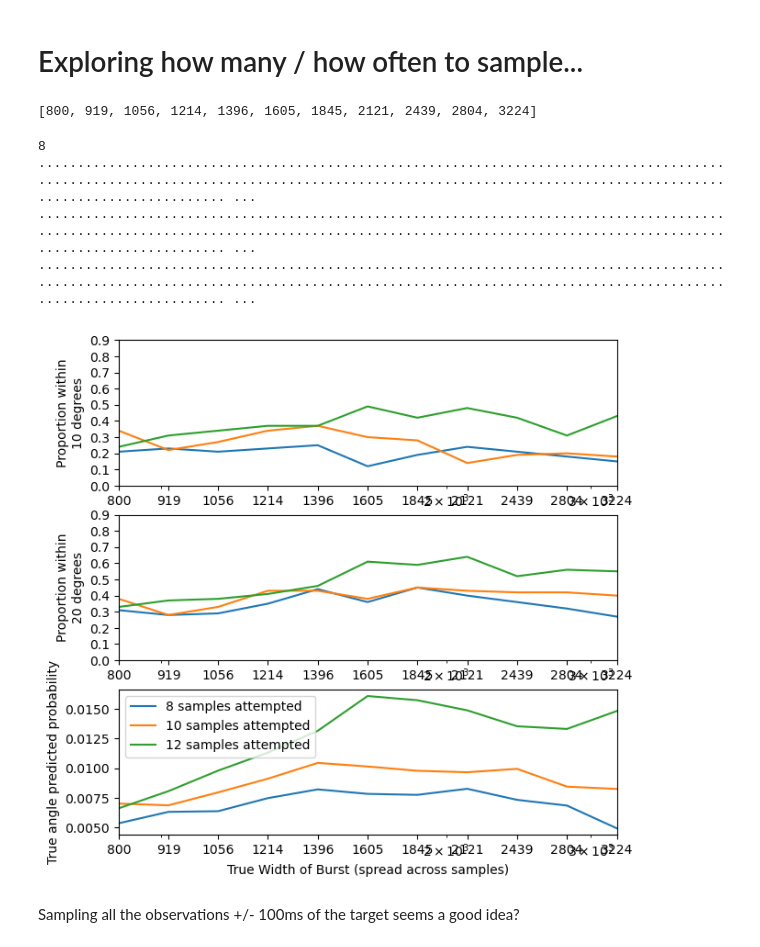
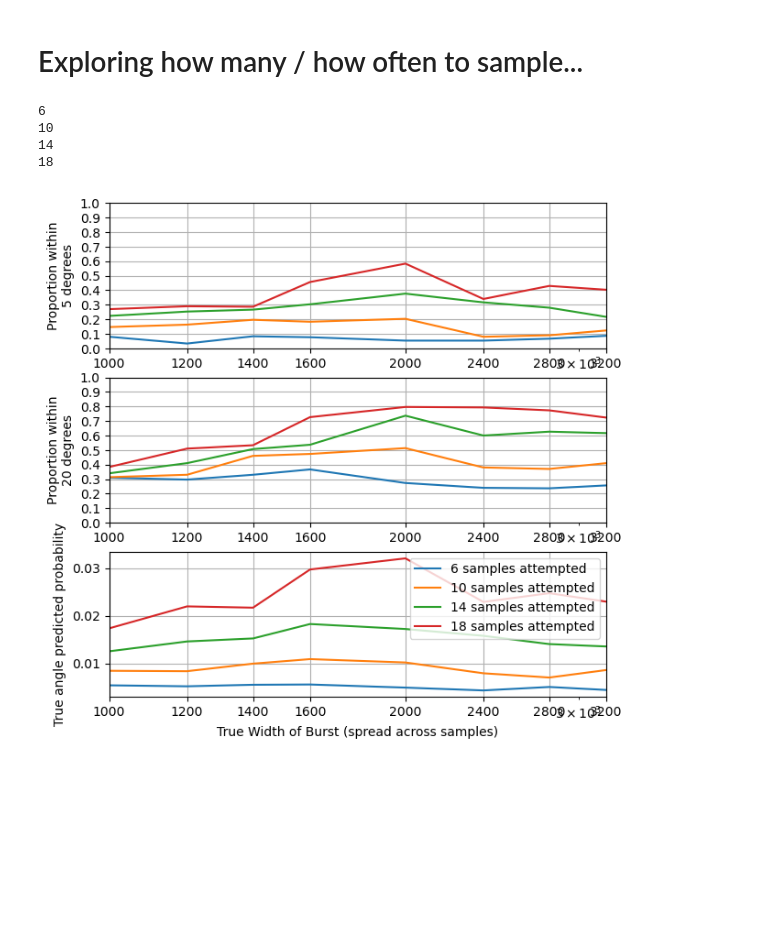
Before and after one commit to SheffieldMLtracking/BLEanalysis, a Jupyter notebook: jupyter/Angle Inference.ipynb, the cells around one changed output. Drawn from its saved outputs; the diff is of its cells as text; code cells hidden in the pictures; blank space fills up the shorter version.

```diff
--- a/jupyter/Angle Inference.ipynb
+++ b/jupyter/Angle Inference.ipynb
@@ -72,7 +85,10 @@ Here I'm just taking a simulated burst sample from the testsigs, then run the in
 # %%
 ###GET A BURST SAMPLE
 np.set_printoptions(precision=4)
-intervals = np.linspace(-1350,1350,12) #the times we want to sample
+intervals = np.linspace(-800,800,18) #the times we want to sample
+#intervals = np.r_[intervals,intervals+4000]
+#intervals = np.r_[intervals,intervals+8000]
+
 #intervals = np.array([-600,-300,-150,0,150,300,600])
 print(intervals)
 accept_missing = 2 #set to 0 to have all packets included
@@ -81,7 +97,8 @@ while True:
     obs, obs_angles = getSample(testsigs.data,89e4+np.random.rand()*100000,intervals,raw=True,exclude_missing=10)
     if np.sum(np.isnan(obs))>accept_missing: continue
     #if np.any(obs<-90): continue
-    #if np.abs(np.nanmean(obs_angles)-2.2)>0.5: continue
+    #if np.abs(np.nanmean(obs_angles)-np.deg2rad(100))>0.5: continue
+    #if np.abs(np.nanmean(obs_angles[:Nsamples])-np.deg2rad(100))>0.5: continue
     break
 
 #WE'LL USE THIS SAMPLE!!!
@@ -108,14 +125,14 @@ plt.ylabel('Probability Density')
 plt.xlabel('Angle')
 plt.xlim([0,359])
 plt.ylim([0,1.1*max(np.max(p),np.max(p2))])
-plt.title("shift%0.2f %0.2f [%0.2f] %0.2f, %s" % (np.nanmean(obs_angles),np.max(logp),p[360-100-7],np.nanmean(obs_angles),str(obs)))
-plt.vlines(360-7-100,0,np.max(p)*1.2,color='k',alpha=0.5) #True (ish)
+plt.title("shift%0.2f %0.2f [%0.2f] %0.2f, %s" % (np.nanmean(obs_angles),np.max(logp),p[360-100],np.nanmean(obs_angles),str(obs)))
+plt.vlines(360-100,0,np.max(p)*1.2,color='k',alpha=0.5) #True (ish)
 
 #Plot signals
 plt.figure()
 
 #plot the 'true' observation locations
-shiftangle = np.deg2rad(-107)
+shiftangle = np.deg2rad(-100)
 tempshift = np.mean(sigsavgs[np.rad2deg(shiftangle+obs_angles[~np.isnan(obs_angles)]).astype(int)%360,1])-np.nanmean(obs)
 plt.plot((obs_angles+shiftangle)%(np.pi*2),obs+tempshift,'+',markersize=10,mew=2,label='correct')
 
@@ -139,41 +157,45 @@ plt.legend()
 # %% [markdown]
 # Exploring how many / how often to sample...
 # %%
-spacings = [800]
-for i in range(10): spacings.append(int(spacings[-1]*1.15))
-spacings
+spacings = [40]
+#for i in range(10): spacings.append(int(spacings[-1]*1.7))
+spacings = [1000,1200,1400,1600,2000,2400,2800,3200]
-# %% [output]
-[800, 919, 1056, 1214, 1396, 1605, 1845, 2121, 2439, 2804, 3224]
 # %%
-
 accept_missing = 2 #set to 0 to have all packets included
 #grab some example data, with no more than accept_missing received packets (must be within 10ms of target time).
 plt.figure(figsize=[7,7])
-for Nsamples in [8,10,12]:
+for Nsamples in [6,10,14,18]:#[3,5,7,11]:
     print(Nsamples)
     allerrs_summary = []
     for intspacing in spacings:#[25,50,100,200,400,800,1600,3200,6400,12800]:
         errs = []
         ps = []
         intervals = np.linspace(-intspacing/2,intspacing/2,Nsamples)
-        for samples in range(100):
-            print(".",end="")
+        #intervals = np.r_[intervals,intervals+4000]
+        #intervals = np.r_[intervals,intervals+8000]
+        sumlogps = 0
+        for samples in range(300):
+            #print(".",end="")
             while True:
                 obs, obs_angles = getSample(testsigs.data,89e4+np.random.rand()*100000,intervals,raw=True,exclude_missing=25)
                 if np.sum(np.isnan(obs))>accept_missing: continue
-                #if np.abs(np.nanmean(obs_angles)-2.2)>0.5: continue
+                #if np.abs(np.nanmean(obs_angles[:Nsamples])-np.deg2rad(100))>0.5: continue
                 break
             logp,_,_,_ = angles.infer(obs,obs_angles)
             p = np.exp(logp - np.max(logp))
             p/= np.sum(p)
-            errs.append(np.argmax(logp)-(360-100-7))
-            ps.append(np.mean(p[360-100-7-10:360-100-7+10]))
-        allerrs_summary.append([intspacing,np.mean(np.abs(errs)<10),np.mean(np.abs(errs)<20),np.mean(ps)])
+            sumlogps += np.log(p[360-100])
+            errs.append(np.argmax(logp)-(360-100))
+
+            ps.append(np.mean(p[360-100-3:360-100+3]))
+            #ps.append(p[360-100])
+        #print(errs)
+        allerrs_summary.append([intspacing,np.mean(np.abs(errs)<5),np.mean(np.abs(errs)<20),np.mean(ps),sumlogps])
     allerrs_summary = np.array(allerrs_summary)
     plt.subplot(3,1,1)
     plt.plot(allerrs_summary[:,0],allerrs_summary[:,1],label="%d samples attempted" % Nsamples)
     #plt.xlabel('Extent (spread across samples)')
-    plt.ylabel('Proportion within\n10 degrees')
+    plt.ylabel('Proportion within\n5 degrees')
     #plt.xlim([25,12800])
     plt.xlim([min(spacings),max(spacings)])
     plt.grid()
@@ -181,42 +203,45 @@ for Nsamples in [8,10,12]:
     #ticks = [25,50,100,200,400,800,1600,3200,6400,12800]
     ticks = spacings
     plt.xticks(ticks,ticks)
-    plt.yticks(np.arange(0,1,0.1))
-
+    plt.yticks(np.arange(0,1.01,0.1))
+    plt.ylim([0,1])
+    plt.grid()
     plt.subplot(3,1,2)
     plt.plot(allerrs_summary[:,0],allerrs_summary[:,2],label="%d samples attempted" % Nsamples)
     #plt.xlabel('Extent (spread across samples)')
     plt.ylabel('Proportion within\n20 degrees')
     #plt.xlim([25,12800])
     plt.xlim([min(spacings),max(spacings)])
     plt.grid()
-    plt.yticks(np.arange(0,1,0.1))
+    plt.yticks(np.arange(0,1.01,0.1))
+    plt.ylim([0,1])
     plt.xscale('log')
     #ticks = [25,50,100,200,400,800,1600,3200,6400,12800]
     ticks = spacings
     plt.xticks(ticks,ticks)
+    plt.grid()
     plt.subplot(3,1,3)
     plt.plot(allerrs_summary[:,0],allerrs_summary[:,3],label="%d samples attempted" % Nsamples)
+    #plt.plot(allerrs_summary[:,0],np.exp(allerrs_summary[:,4]/100))
     plt.xlabel('True Width of Burst (spread across samples)')
     plt.ylabel('True angle predicted probability')
     plt.grid()
     #plt.xlim([25,12800])
     plt.xlim([min(spacings),max(spacings)])
     plt.xscale('log')
     plt.xticks(ticks,ticks)
+    plt.grid()
 plt.legend()
 
 plt.subplot(3,1,1)
 plt.grid()
 plt.subplot(3,1,2)
 plt.grid()
 plt.subplot(3,1,3)
 plt.grid()
 # %% [output]
-8
-........................................................................................................................................................................................................ ...
-........................................................................................................................................................................................................ ...
-........................................................................................................................................................................................................ ...
+6
+10
+14
+18
-[figure, old version]
+[figure, new version]
-# %% [markdown]
-Sampling all the observations +/- 100ms of the target seems a good idea?
```
Also changed, not shown: parts of 8 cells of this notebook, 7 other files.
